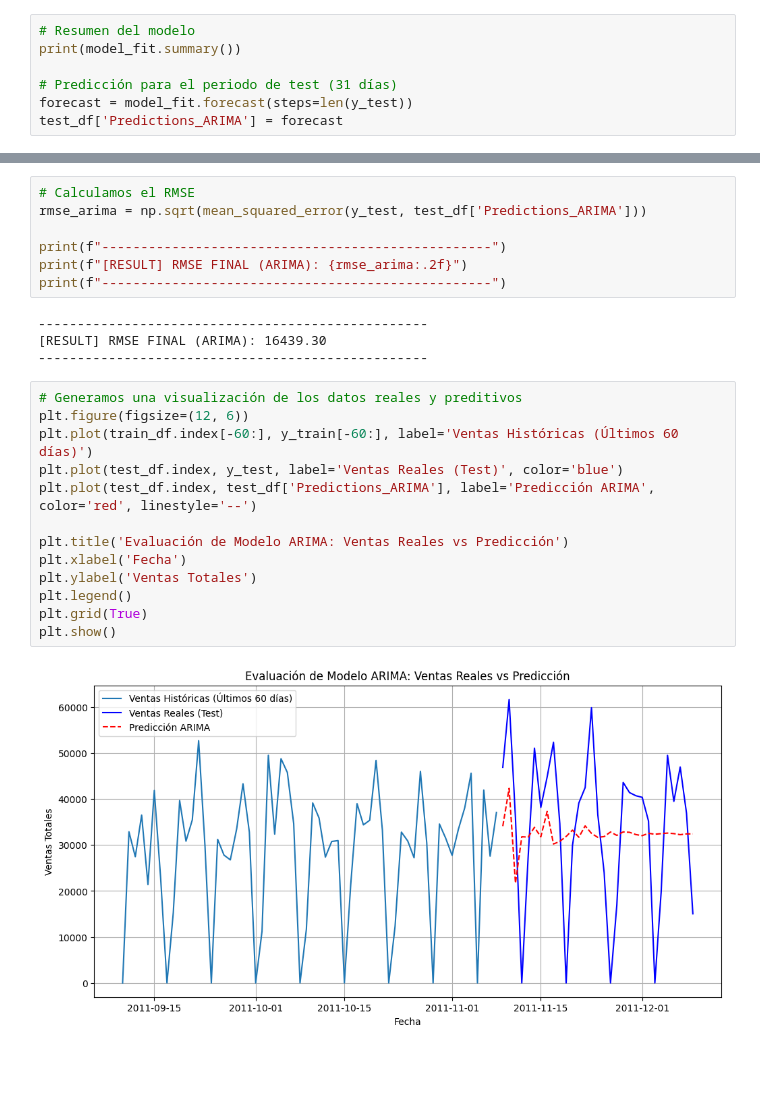
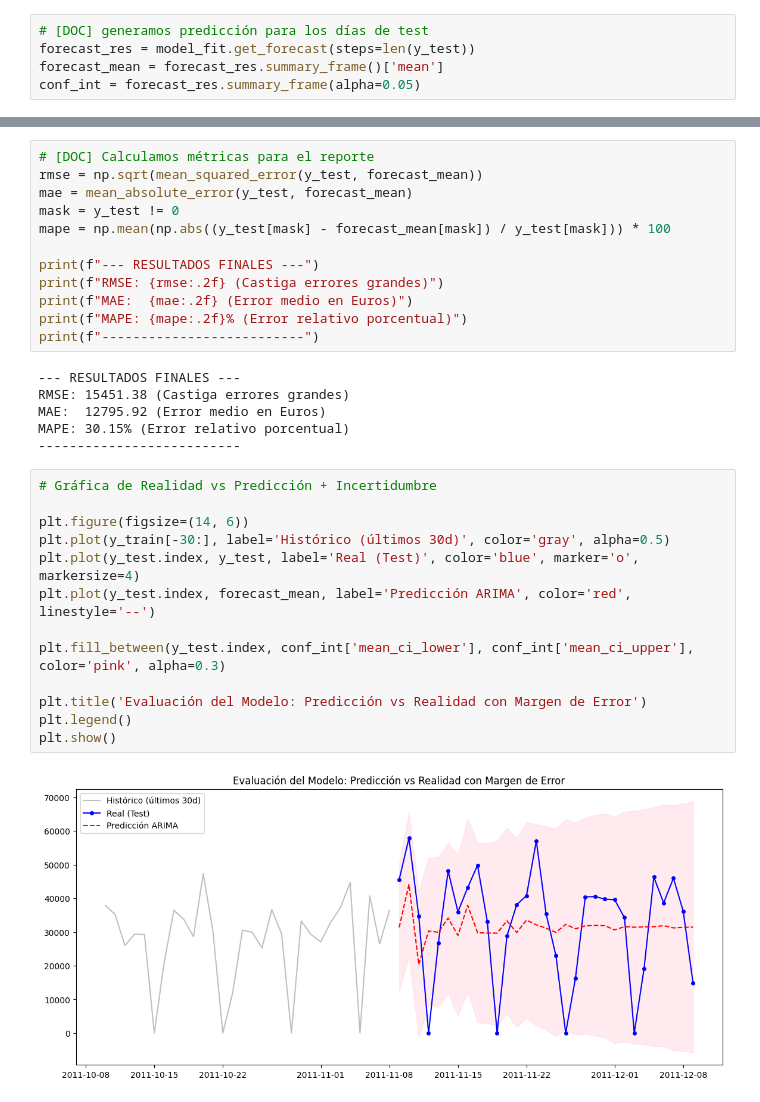
Before and after one commit to ravel01106/proyecto-master-ia-big-data, a Jupyter notebook: notebooks/draft_models/arima_model.ipynb, the cells around one changed output, grey strips where cells are left out. Cells and saved outputs as stored; diff of their text form; blank space fills up the shorter version.

Commit message:
refactor: :recycle: Refactorizamos el código del modelo arima añadiendo más visualizaciones de análisis de la evaluación del modelo

```diff
--- a/notebooks/draft_models/arima_model.ipynb
+++ b/notebooks/draft_models/arima_model.ipynb
@@ -36,7 +54,5 @@ model_fit = model.fit()
 # %%
-# Resumen del modelo
-print(model_fit.summary())
-
-# Predicción para el periodo de test (31 días)
-forecast = model_fit.forecast(steps=len(y_test))
-test_df['Predictions_ARIMA'] = forecast
+# [DOC] generamos predicción para los días de test
+forecast_res = model_fit.get_forecast(steps=len(y_test))
+forecast_mean = forecast_res.summary_frame()['mean']
+conf_int = forecast_res.summary_frame(alpha=0.05)
@@ -61,26 +59,33 @@ Warnings:
 # %%
-# Calculamos el RMSE
-rmse_arima = np.sqrt(mean_squared_error(y_test, test_df['Predictions_ARIMA']))
+# [DOC] Calculamos métricas para el reporte
+rmse = np.sqrt(mean_squared_error(y_test, forecast_mean))
+mae = mean_absolute_error(y_test, forecast_mean)
+mask = y_test != 0
+mape = np.mean(np.abs((y_test[mask] - forecast_mean[mask]) / y_test[mask])) * 100
 
-print(f"--------------------------------------------------")
-print(f"[RESULT] RMSE FINAL (ARIMA): {rmse_arima:.2f}")
-print(f"--------------------------------------------------")
+print(f"--- RESULTADOS FINALES ---")
+print(f"RMSE: {rmse:.2f} (Castiga errores grandes)")
+print(f"MAE:  {mae:.2f} (Error medio en Euros)")
+print(f"MAPE: {mape:.2f}% (Error relativo porcentual)")
+print(f"--------------------------")
 # %% [output]
---------------------------------------------------
-[RESULT] RMSE FINAL (ARIMA): 16439.30
---------------------------------------------------
+--- RESULTADOS FINALES ---
+RMSE: 15451.38 (Castiga errores grandes)
+MAE:  12795.92 (Error medio en Euros)
+MAPE: 30.15% (Error relativo porcentual)
+--------------------------
 # %%
-# Generamos una visualización de los datos reales y preditivos
-plt.figure(figsize=(12, 6))
-plt.plot(train_df.index[-60:], y_train[-60:], label='Ventas Históricas (Últimos 60 días)')
-plt.plot(test_df.index, y_test, label='Ventas Reales (Test)', color='blue')
-plt.plot(test_df.index, test_df['Predictions_ARIMA'], label='Predicción ARIMA', color='red', linestyle='--')
+# Gráfica de Realidad vs Predicción + Incertidumbre
 
-plt.title('Evaluación de Modelo ARIMA: Ventas Reales vs Predicción')
-plt.xlabel('Fecha')
-plt.ylabel('Ventas Totales')
+plt.figure(figsize=(14, 6))
+plt.plot(y_train[-30:], label='Histórico (últimos 30d)', color='gray', alpha=0.5)
+plt.plot(y_test.index, y_test, label='Real (Test)', color='blue', marker='o', markersize=4)
+plt.plot(y_test.index, forecast_mean, label='Predicción ARIMA', color='red', linestyle='--')
+
+plt.fill_between(y_test.index, conf_int['mean_ci_lower'], conf_int['mean_ci_upper'], color='pink', alpha=0.3)
+
+plt.title('Evaluación del Modelo: Predicción vs Realidad con Margen de Error')
 plt.legend()
-plt.grid(True)
 plt.show()
 # %% [output]
-[figure, old version]
+[figure, new version]
```
Also changed, not shown: parts of 6 cells of this notebook, 2 other files.
